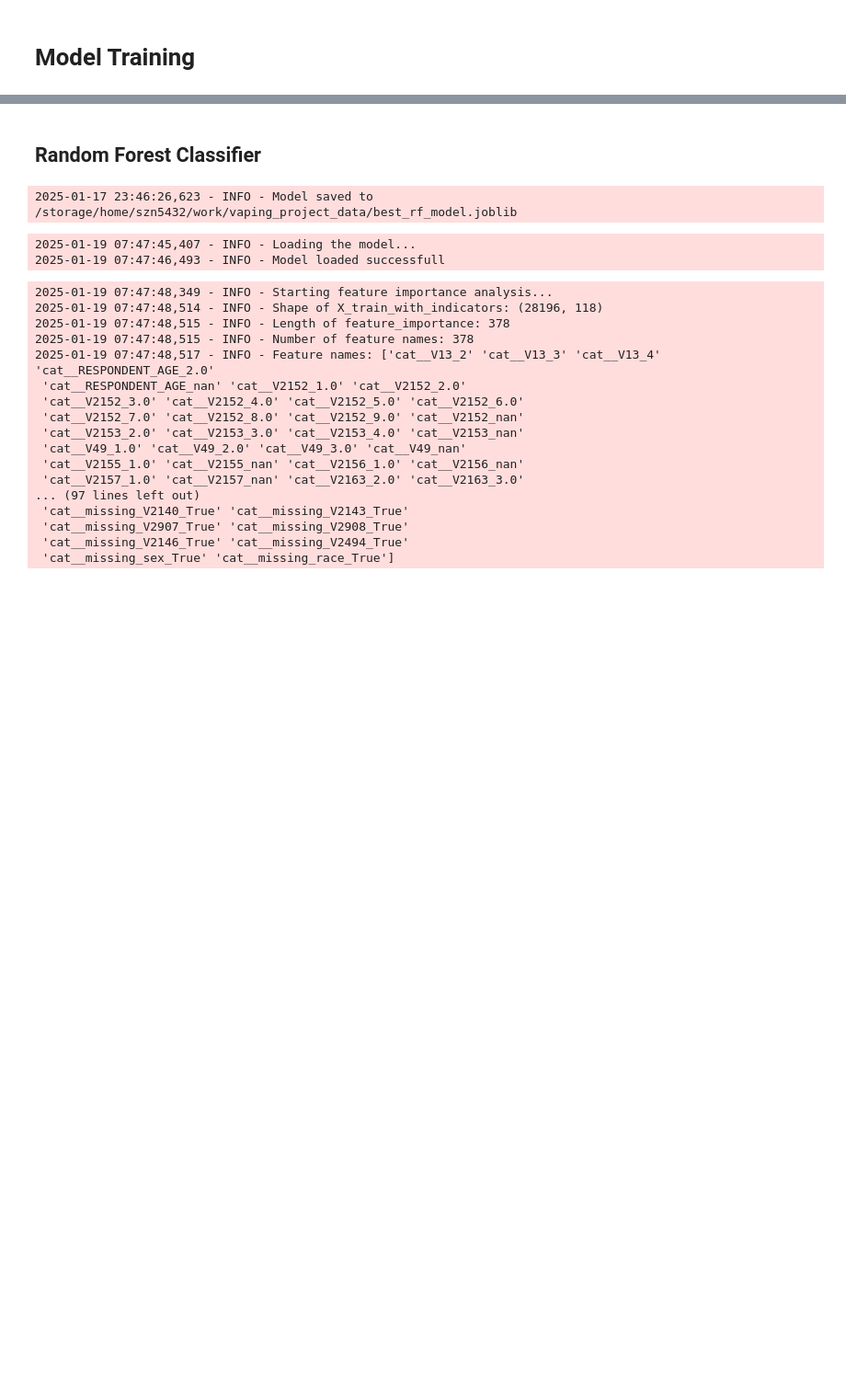
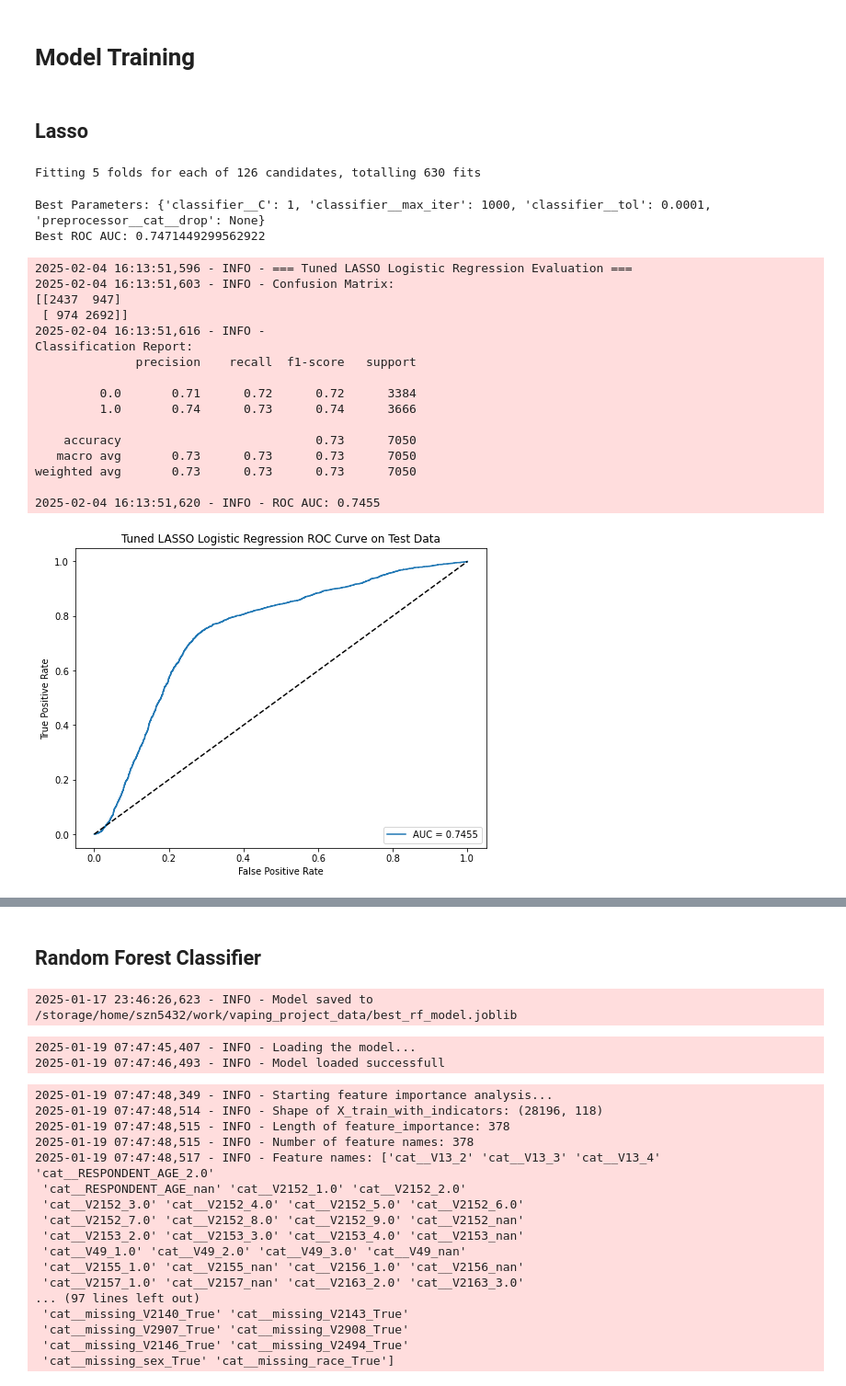
Before and after one commit to siyangni/vaping_project, a Jupyter notebook: modelling.ipynb, the cells around one changed output, grey strips where cells are left out. Shown at 92% size. Cells and saved outputs as stored; diff of their text form; code cells hidden in the pictures; blank space fills up the shorter version.

```diff
--- a/modelling.ipynb
+++ b/modelling.ipynb
@@ -167,8 +169,7 @@ def create_preprocessor(categorical_features: list) -> ColumnTransformer:
                 'cat',
                 OneHotEncoder(
                     drop='first',
-                    handle_unknown='ignore',
-                    sparse_output=False
+                    handle_unknown='ignore'
                 ),
                 categorical_features
             )
@@ -313,3 +314,13 @@ def plot_aggregated_feature_importance(
     plt.show()
 # %% [markdown]
 # Preprocessing
+# %%
+# --- Data Loading ---
+data_filepath = os.path.expanduser('~/work/vaping_project_data/processed_data_g12n.csv')
+new_data = load_data(data_filepath)
+if new_data is None:
+    logging.error("Data loading failed. Exiting script.")
+    raise SystemExit
+
+logging.info("Dataset Info:")
+new_data.info()
@@ -409,2 +402,68 @@ Name: nicotine12d, dtype: float64
 # %% [markdown]
 # Model Training
+# %% [markdown]
+## Lasso
+# %%
+# Define an expanded tuning grid.
+# - 'classifier__C': A wide range of regularization strengths.
+# - 'classifier__tol': Different tolerance levels for stopping criteria.
+# - 'classifier__max_iter': More iterations to ensure convergence.
+# - 'preprocessor__cat__drop': Option to drop the first level or keep all levels.
+param_grid = {
+    'classifier__C': [0.0001, 0.001, 0.01, 0.1, 1, 10, 100],
+    'classifier__tol': [1e-4, 1e-3, 1e-2],
+    'classifier__max_iter': [1000, 2000, 5000],
+    'preprocessor__cat__drop': [None, 'first']  # None means no dummy drop; 'first' drops the first level
+}
+
+# Define a cross-validation strategy.
+cv = StratifiedKFold(n_splits=5, shuffle=True, random_state=RANDOM_STATE)
+
+# Initialize GridSearchCV with your pipeline (lasso_pipeline)
+grid_search = GridSearchCV(
+    estimator=lasso_pipeline,
+    param_grid=param_grid,
+    scoring='roc_auc',
+    cv=cv,
+    n_jobs=-1,
+    verbose=1
+)
+
+# Fit the grid search on the training data.
+grid_search.fit(X_train_with_indicators, y_train)
+
+# Display the best parameters and the best ROC AUC achieved during cross-validation.
+print("Best Parameters:", grid_search.best_params_)
+print("Best ROC AUC:", grid_search.best_score_)
+
+# Use the best estimator to evaluate performance on the test data.
+best_lasso_model = grid_search.best_estimator_
+train_evaluate_model(
+    model=best_lasso_model,
+    X_train=X_train_with_indicators,
+    y_train=y_train,
+    X_test=X_test_with_indicators,
+    y_test=y_test,
+    model_name="Tuned LASSO Logistic Regression"
+)
+# %% [output]
+Fitting 5 folds for each of 126 candidates, totalling 630 fits
+Best Parameters: {'classifier__C': 1, 'classifier__max_iter': 1000, 'classifier__tol': 0.0001, 'preprocessor__cat__drop': None}
+Best ROC AUC: 0.7471449299562922
+2025-02-04 16:13:51,596 - INFO - === Tuned LASSO Logistic Regression Evaluation ===
+2025-02-04 16:13:51,603 - INFO - Confusion Matrix:
+[[2437  947]
+ [ 974 2692]]
+2025-02-04 16:13:51,616 - INFO -
+Classification Report:
+              precision    recall  f1-score   support
+
+         0.0       0.71      0.72      0.72      3384
+         1.0       0.74      0.73      0.74      3666
+
+    accuracy                           0.73      7050
+   macro avg       0.73      0.73      0.73      7050
+weighted avg       0.73      0.73      0.73      7050
+
+2025-02-04 16:13:51,620 - INFO - ROC AUC: 0.7455
+[figure, added]
```
Also changed, not shown: parts of 68 cells of this notebook, 6 other files.
